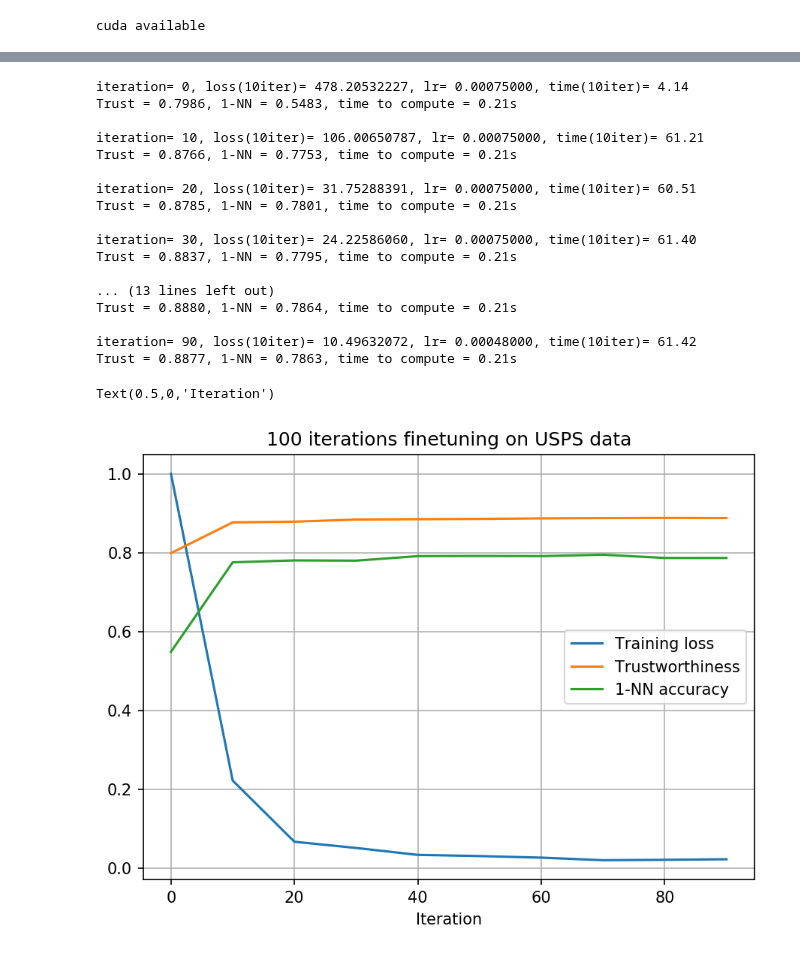
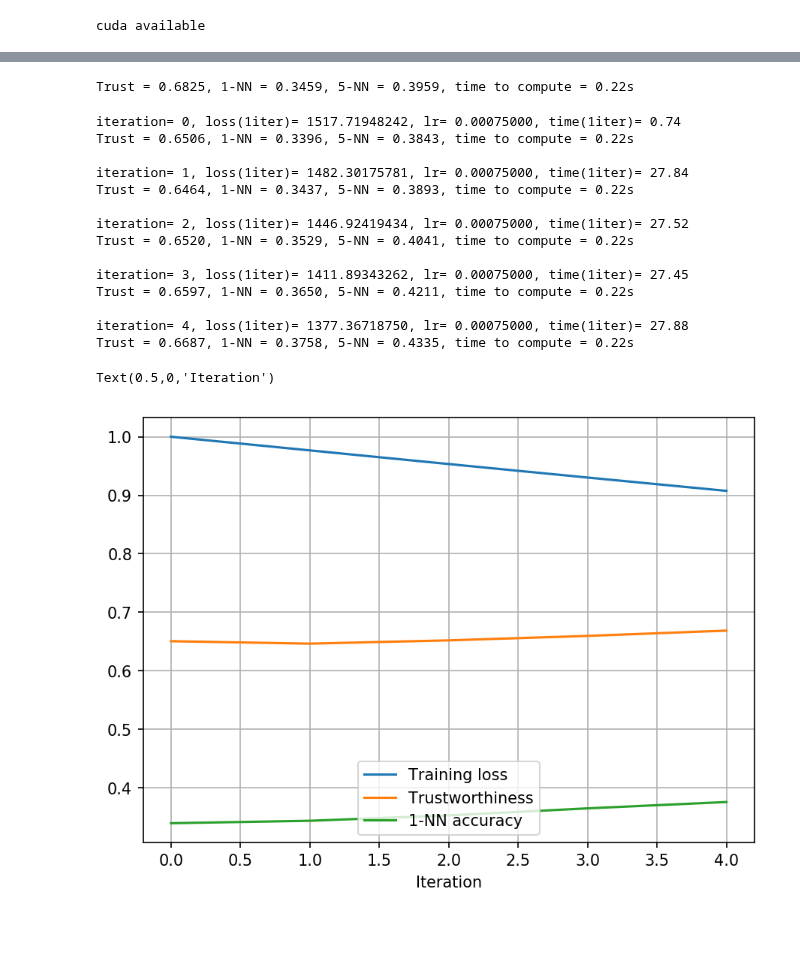
Before and after one commit to leowyy/fyp-graph-clustering, a Jupyter notebook: transfer_learning_usps.ipynb, the cells around one changed output, grey strips where cells are left out. Saved outputs shown, nothing was run; the diff lists cells and outputs as text; code cells hidden in the pictures; blank space fills up the shorter version.

```diff
--- a/transfer_learning_usps.ipynb
+++ b/transfer_learning_usps.ipynb
@@ -90,7 +87,7 @@ opt_parameters['decay_rate'] = 1.25
 # %%
 if opt_parameters['save_flag']:
     checkpoint_interval = opt_parameters['max_iters']/5
-    checkpoint_root = 'results/usps_' + task_parameters['reduction_method'] + '1/'
+    checkpoint_root = 'results/usps_' + task_parameters['reduction_method'] + '2/'
     pathlib.Path(checkpoint_root).mkdir(exist_ok=True) # create the directory if it doesn't exist
 # %%
 # Pre-processed train data
@@ -126,6 +123,12 @@ Total number of samples = 7291
 filename = parent_dir + '/data/set_100_usps_spectral_size_200_500_norm.pkl'
 with open(filename, 'rb') as f:
     [all_test_data] = pickle.load(f)
+# %%
+# Evaluate metrics on test set before training
+trustworthiness, one_nn, five_nn, time_elapsed = evaluate_net_metrics(all_test_data, net)
+print("Trust = {:.4f}, 1-NN = {:.4f}, 5-NN = {:.4f}, time to compute = {:.2f}s".format(trustworthiness, one_nn, five_nn, time_elapsed))
+# %% [output]
+Trust = 0.6825, 1-NN = 0.3459, 5-NN = 0.3959, time to compute = 0.22s
 # %%
 # Optimization parameters
 learning_rate = opt_parameters['learning_rate']
@@ -197,10 +200,10 @@ for iteration in range(max_iters):
 
         # validate on test set
         #######################
-        trustworthiness, one_nn, time_elapsed = evaluate_net_metrics(all_test_data, net)
-        print("Trust = {:.4f}, 1-NN = {:.4f}, time to compute = {:.2f}s".format(trustworthiness, one_nn, time_elapsed))
+        trustworthiness, one_nn, five_nn, time_elapsed = evaluate_net_metrics(all_test_data, net)
+        print("Trust = {:.4f}, 1-NN = {:.4f}, 5-NN = {:.4f}, time to compute = {:.2f}s".format(trustworthiness, one_nn, five_nn, time_elapsed))
 
-        tab_results.append([iteration, average_loss, trustworthiness, one_nn, time.time()-t_start_total])
+        tab_results.append([iteration, average_loss, trustworthiness, one_nn, five_nn, time.time()-t_start_total])
 
     if opt_parameters['save_flag'] and not (iteration+1)%checkpoint_interval:
         filename = checkpoint_root + task_parameters['net_type'] + str(int((iteration+1)/checkpoint_interval)) + '.pkl'
@@ -209,40 +212,38 @@ for iteration in range(max_iters):
             'optimizer' : optimizer.state_dict(),
         }, filename)
 # %% [output]
-iteration= 0, loss(10iter)= 478.20532227, lr= 0.00075000, time(10iter)= 4.14
-Trust = 0.7986, 1-NN = 0.5483, time to compute = 0.21s
+iteration= 0, loss(1iter)= 1517.71948242, lr= 0.00075000, time(1iter)= 0.74
+Trust = 0.6506, 1-NN = 0.3396, 5-NN = 0.3843, time to compute = 0.22s
 
-iteration= 10, loss(10iter)= 106.00650787, lr= 0.00075000, time(10iter)= 61.21
-Trust = 0.8766, 1-NN = 0.7753, time to compute = 0.21s
+iteration= 1, loss(1iter)= 1482.30175781, lr= 0.00075000, time(1iter)= 27.84
+Trust = 0.6464, 1-NN = 0.3437, 5-NN = 0.3893, time to compute = 0.22s
 
-iteration= 20, loss(10iter)= 31.75288391, lr= 0.00075000, time(10iter)= 60.51
-Trust = 0.8785, 1-NN = 0.7801, time to compute = 0.21s
+iteration= 2, loss(1iter)= 1446.92419434, lr= 0.00075000, time(1iter)= 27.52
+Trust = 0.6520, 1-NN = 0.3529, 5-NN = 0.4041, time to compute = 0.22s
 
-iteration= 30, loss(10iter)= 24.22586060, lr= 0.00075000, time(10iter)= 61.40
-Trust = 0.8837, 1-NN = 0.7795, time to compute = 0.21s
+iteration= 3, loss(1iter)= 1411.89343262, lr= 0.00075000, time(1iter)= 27.45
+Trust = 0.6597, 1-NN = 0.3650, 5-NN = 0.4211, time to compute = 0.22s
 
-... (13 lines left out)
-Trust = 0.8880, 1-NN = 0.7864, time to compute = 0.21s
-
-iteration= 90, loss(10iter)= 10.49632072, lr= 0.00048000, time(10iter)= 61.42
-Trust = 0.8877, 1-NN = 0.7863, time to compute = 0.21s
+iteration= 4, loss(1iter)= 1377.36718750, lr= 0.00075000, time(1iter)= 27.88
+Trust = 0.6687, 1-NN = 0.3758, 5-NN = 0.4335, time to compute = 0.22s
 # %%
 # Plot results
 iterations = [res[0] for res in tab_results]
 loss_score = [float(res[1]) for res in tab_results]
 trust_score = [res[2] for res in tab_results]
-nn_score = [res[3] for res in tab_results]
+one_nn_score = [res[3] for res in tab_results]
+five_nn_score = [res[4] for res in tab_results]
 max_loss = max(loss_score)
-loss_score = [res/max_loss for res in loss_score]
+loss_score = [res/max_loss for res in loss_score] # normalise losses
 # %%
 f, axarr = plt.subplots(1, 1, sharex='col', sharey='row', figsize=(7,5), dpi=150)
 plt.plot(iterations, loss_score, label='Training loss')
 plt.plot(iterations, trust_score, label='Trustworthiness')
-plt.plot(iterations, nn_score, label='1-NN accuracy')
+plt.plot(iterations, one_nn_score, label='1-NN accuracy')
+#plt.plot(iterations, five_nn_score, label='5-NN accuracy')
 plt.grid()
 plt.legend()
-plt.title('100 iterations finetuning on USPS data')
 plt.xlabel('Iteration')
 # %% [output]
 Text(0.5,0,'Iteration')
-[figure, old version]
+[figure, new version]
```
Also changed, not shown: parts of 8 cells of this notebook, 2 other files.
